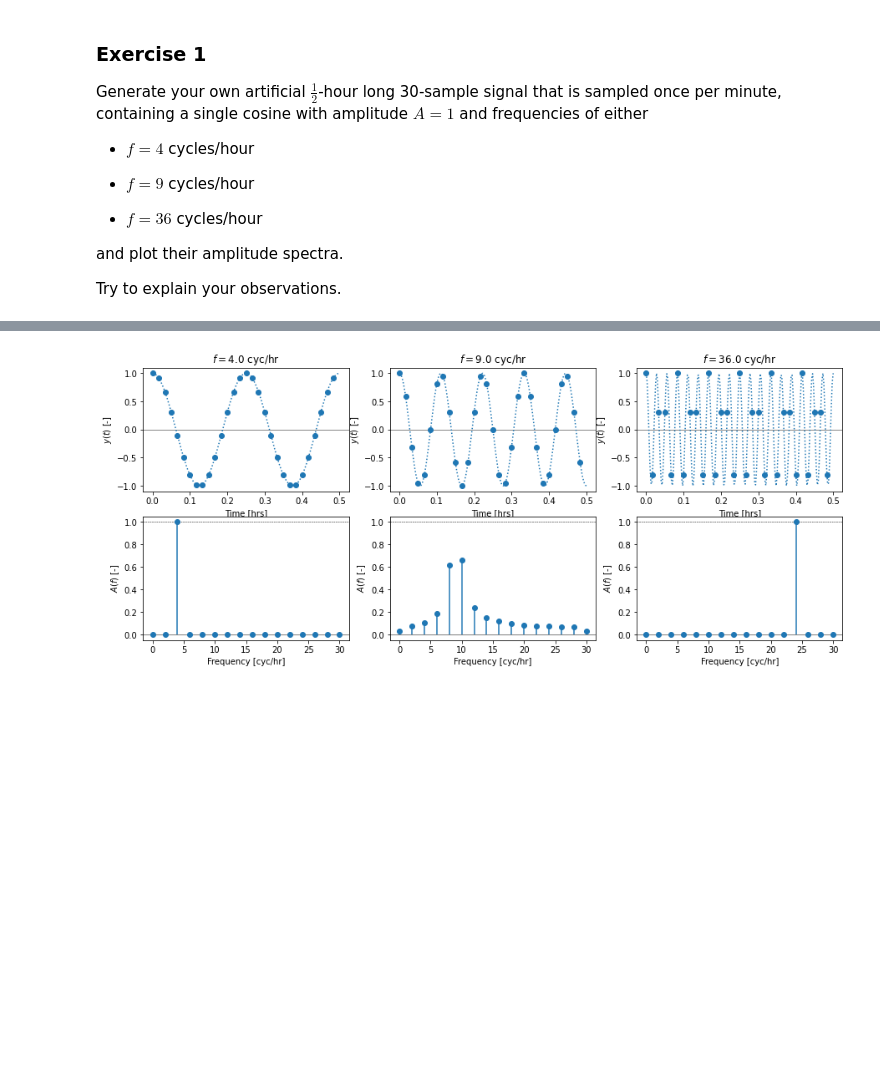
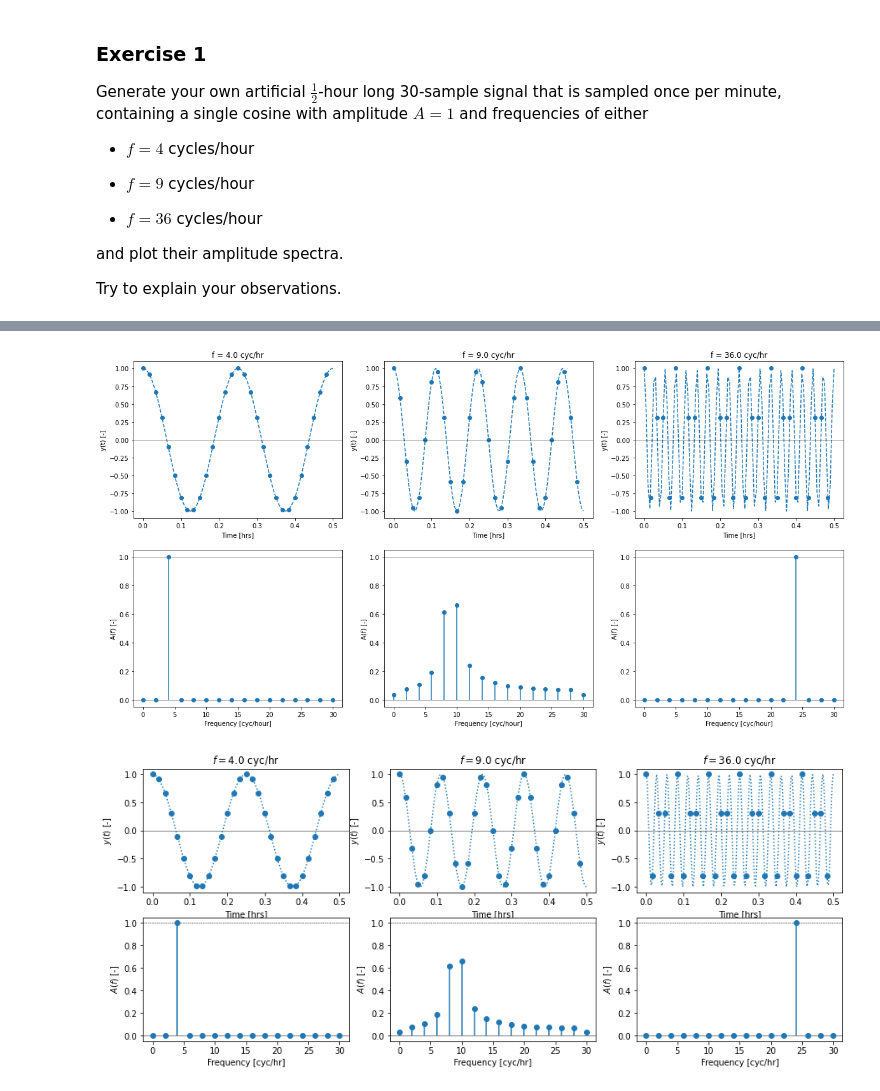
Before and after one commit to ddlatumalea/signal_analysis, a Jupyter notebook: DS1 SignAnal - Lesson 4 (v2021).ipynb, the cells around one changed output, grey strips where cells are left out. Drawn from its saved outputs; the diff is of its cells as text; code cells hidden in the pictures; blank space fills up the shorter version.

```diff
--- a/DS1 SignAnal - Lesson 4 (v2021).ipynb
+++ b/DS1 SignAnal - Lesson 4 (v2021).ipynb
@@ -429,3 +442,59 @@ fs = [4.0, 9.0, 36.0]
+# %%
+def obtain_frequency_spectrum(y, sampling_period):
+    coef = np.fft.rfft(y, norm='forward')
+
+    if y.size % 2 == 0:
+        coef[1:-1] = 2.0 * np.conj(coef[1:-1])
+    else:
+        coef[1:] = 2.0 * np.conj(coef[1:])
+
+    a, b = np.real(coef), np.imag(coef)
+
+    freq = np.fft.rfftfreq(y.size, sampling_period)
+
+    spectrum = np.sqrt(a * a + b * b)
+
+    return freq, spectrum
+# %%
+frequencies = [4.0, 9.0, 36.0]
+
+L = 0.5
+n = 30
+A = 1
+ts = L/n # sampling period
+fs = 1/ts # sampling frequency
+
+i, j = 0, 0
+
+fig, axs = plt.subplots(2, 3, figsize=(20, 10))
+
+for freq in frequencies:
+    x, y = generate_wave(freq, n, L, A, 'cos')
+    xi, yi = generate_wave(freq, 101, L, A, 'cos', endpoint=True)
+
+    axs[i][j].plot(x, y, 'o', color='C0')
+    axs[i][j].plot(xi, yi, '--', color='C0')
+
+    axs[i][j].axhline(0.0, color='k', lw=0.5)
+    axs[i][j].set_ylabel('y(t) [-]')
+    axs[i][j].set_xlabel('Time [hrs]')
+    axs[i][j].set_title('f = {} cyc/hr'.format(freq))
+
+    i += 1
+
+    freq, spect = obtain_frequency_spectrum(y, ts)
+
+    axs[i][j].axhline(0.0, color='k', lw=0.5)
+    axs[i][j].axhline(1.0, color='k', lw=0.5)
+    axs[i][j].stem(freq, spect, basefmt='None')
+    axs[i][j].set_ylabel('A(f) [-]')
+    axs[i][j].set_xlabel('Frequency [cyc/hour]')
+
+
+    j += 1
+    i = 0
+# %% [output]
+[figure, added]
 # %%
 # %% [output]
 [figure]
```
Also changed, not shown: parts of 26 cells of this notebook, 5 other files.
